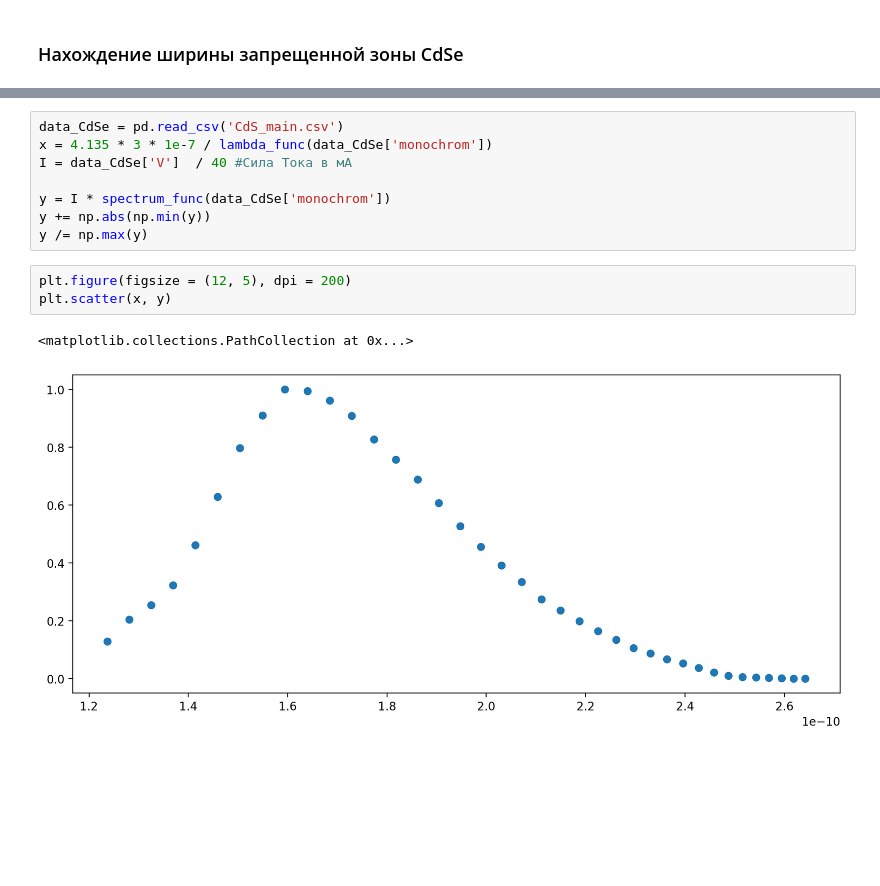
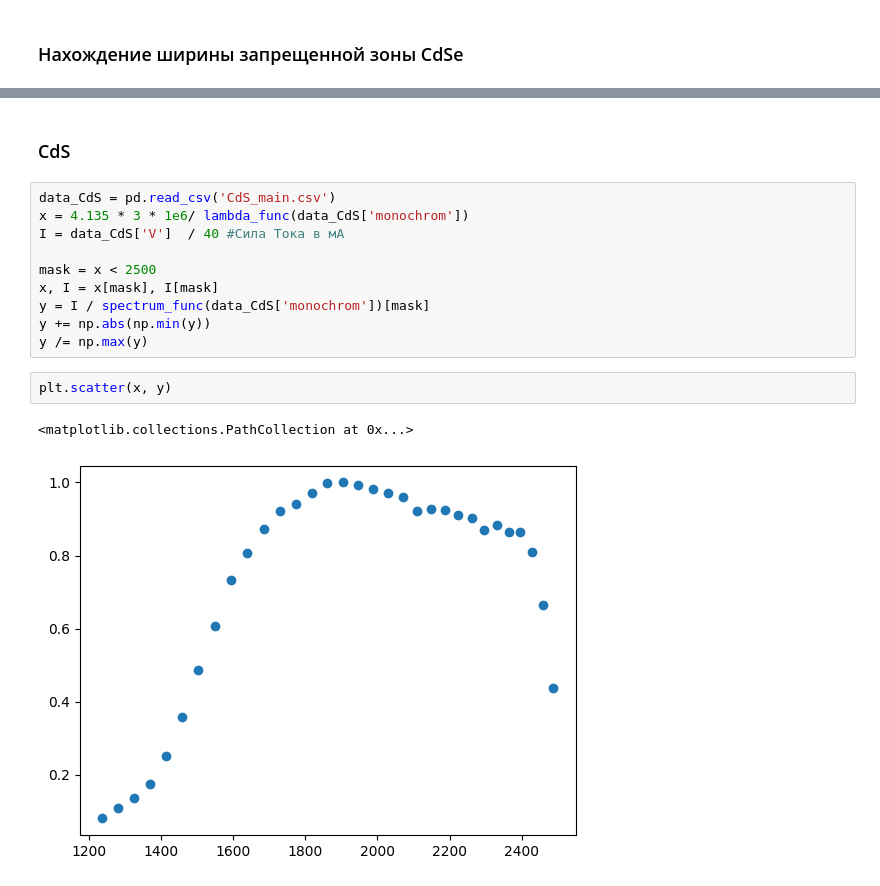
Before and after one commit to ShmakovVladimir/Labs, a Jupyter notebook: Основы современной физики/Фотопроводимость/main.ipynb, the cells around one changed output, grey strips where cells are left out. Saved outputs shown, nothing was run; the diff lists cells and outputs as text; blank space fills up the shorter version.

```diff
--- a/Основы современной физики/Фотопроводимость/main.ipynb
+++ b/Основы современной физики/Фотопроводимость/main.ipynb
@@ -50,14 +76,17 @@ ax[1].grid(ls = ":")
+# %% [markdown]
+### CdS
 # %%
-data_CdSe = pd.read_csv('CdS_main.csv')
-x = 4.135 * 3 * 1e-7 / lambda_func(data_CdSe['monochrom'])
-I = data_CdSe['V']  / 40 #Сила Тока в мА
+data_CdS = pd.read_csv('CdS_main.csv')
+x = 4.135 * 3 * 1e6/ lambda_func(data_CdS['monochrom'])
+I = data_CdS['V']  / 40 #Сила Тока в мА
 
-y = I * spectrum_func(data_CdSe['monochrom'])
+mask = x < 2500
+x, I = x[mask], I[mask]
+y = I / spectrum_func(data_CdS['monochrom'])[mask]
 y += np.abs(np.min(y))
 y /= np.max(y)
 # %%
-plt.figure(figsize = (12, 5), dpi = 200)
 plt.scatter(x, y)
 # %% [output]
 <matplotlib.collections.PathCollection at 0x...>
-[figure, old version]
+[figure, new version]
```
Also changed, not shown: parts of 3 cells of this notebook.
